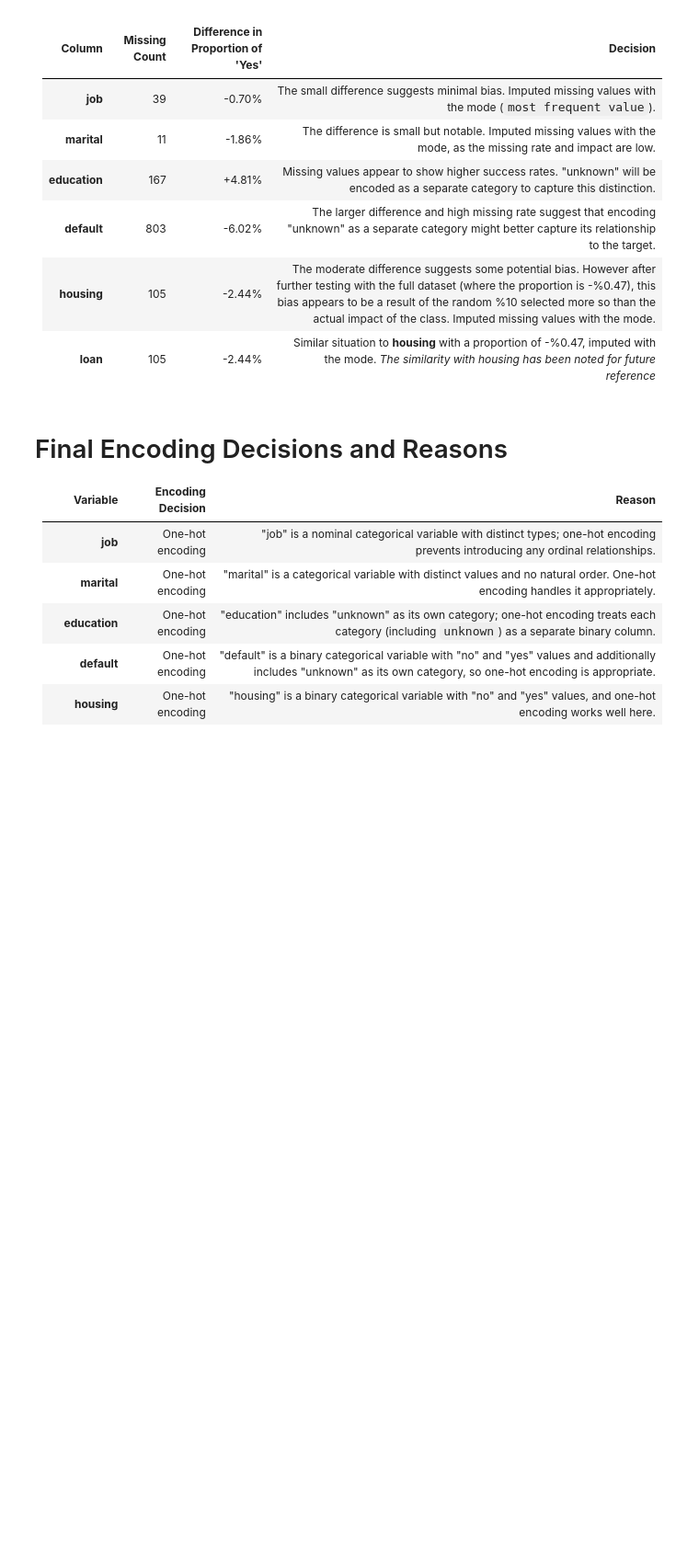
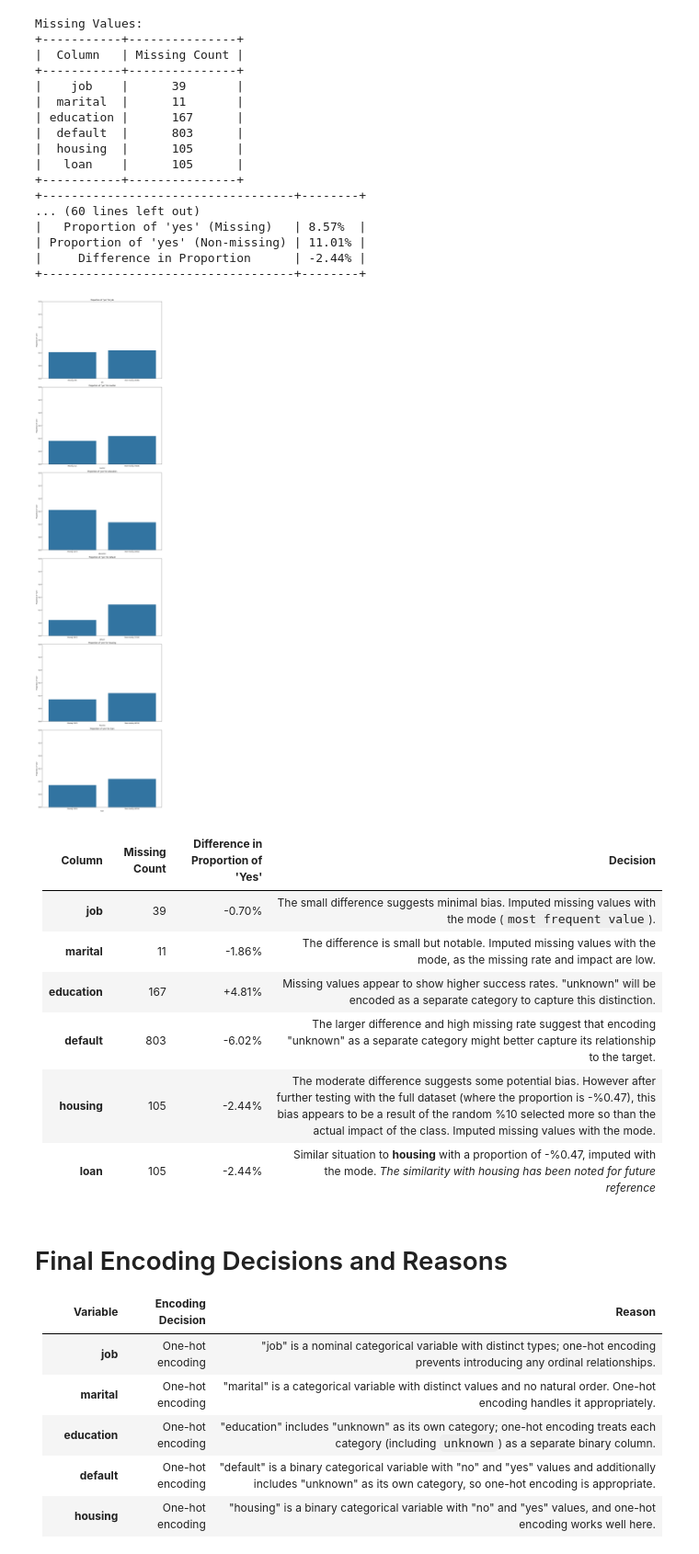
Before and after one commit to yux3ll/TermProject, a Jupyter notebook: ada442TermProject.ipynb, the cells around one changed output. Shown at 92% size. Drawn from its saved outputs; the diff is of its cells as text; code cells hidden in the pictures; blank space fills up the shorter version.

```diff
--- a/ada442TermProject.ipynb
+++ b/ada442TermProject.ipynb
@@ -65,56 +110,88 @@ data = pipeline.fit_transform(None)
 # %%
+
 # Function to drop the 'duration' column because it is not known before a call is performed
 def drop_duration(data):
-    return data.drop('duration', axis=1)
+    if 'duration' in data.columns:
+        return data.drop('duration', axis=1)
+    else:
+        print("Warning: 'duration' column not found.")
+        return data
 
 # Function to convert 'yes'/'no' target to binary
 def convert_target(data):
-    data['y'] = data['y'].map({'yes': 1, 'no': 0})
-    return data
+    if 'y' in data.columns:
+        data['y'] = data['y'].map({'yes': 1, 'no': 0})
+        return data
+    else:
+        print("Warning: 'y' column not found.")
+        return data
 
-# Function to analyze missing values's impact and visualize
-def analyze_missing_values(data, missing_values):
+# Function to analyze missing values' impact and visualize
+def analyze_missing_values(data, missing_values, missing_value='unknown'):
     fig, axes = plt.subplots(nrows=len(missing_values.index), ncols=1, figsize=(12, 8 * len(missing_values.index)))
-
     for ax, col in zip(axes, missing_values.index):
-        missing_mask = data[col] == 'unknown'
+        missing_mask = data[col] == missing_value
         total_missing = missing_mask.sum()
         total_non_missing = len(data) - total_missing
+        proportion = data.groupby(missing_mask)['y'].mean()
+        diff_percentage = (proportion[True] - proportion[False]) * 100
 
-        print(f"{col} (missing: {total_missing})")
-        proportion = data.groupby(missing_mask)['y'].mean()
-        print("Proportion of 'yes' for missing vs non-missing:")
-        print(f"Missing: {proportion[True]:.2%}")
-        print(f"Non-missing: {proportion[False]:.2%}")
-
-        # Calculate percentage difference
-        diff_percentage = (proportion[True] - proportion[False]) * 100
-        print(f"Difference in proportion: {diff_percentage:.2f}%")
+        # Print formatted table
+        table = [
+            ["Column", col],
+            ["Total Missing", total_missing],
+            ["Total Non-missing", total_non_missing],
+            ["Proportion of 'yes' (Missing)", f"{proportion[True]:.2%}"],
+            ["Proportion of 'yes' (Non-missing)", f"{proportion[False]:.2%}"],
+            ["Difference in Proportion", f"{diff_percentage:.2f}%"]
+        ]
+        print(tabulate(table, headers=["Metric", "Value"], tablefmt="pretty"))
         print()
 
-        # Visualization with seaborn this time not with the matplotlib bcs yuksel hates it
+        # Visualization with seaborn
         sns.barplot(x=[f'Missing ({total_missing})', f'Non-missing ({total_non_missing})'],
                     y=[proportion[True], proportion[False]], ax=ax)
         ax.set_title(f'Proportion of "yes" for {col}')
         ax.set_ylabel('Proportion of "yes"')
         ax.set_xlabel(col)
-        ax.set_ylim(0, 1)
-
+        ax.set_ylim(0, 0.3)
     plt.tight_layout()
     plt.show()
     return data
 
 # Extract missing values
 _, missing_values = check_missing_values(data)
 
 # Create a pipeline
-pipeline = Pipeline([
-    ('drop_duration', FunctionTransformer(drop_duration)),
-    ('convert_target', FunctionTransformer(convert_target)),
-    ('analyze_missing_values', FunctionTransformer(analyze_missing_values, kw_args={'missing_values': missing_values}))
-])
+def create_pipeline(missing_values, missing_value='unknown'):
+    return Pipeline([
+        ('drop_duration', FunctionTransformer(drop_duration)),
+        ('convert_target', FunctionTransformer(convert_target)),
+        ('analyze_missing_values', FunctionTransformer(analyze_missing_values, kw_args={'missing_values': missing_values, 'missing_value': missing_value}))
+    ])
 
+# Execute pipeline
+pipeline = create_pipeline(missing_values)
 data = pipeline.fit_transform(data)
+# %% [output]
+Missing Values:
++-----------+---------------+
+|  Column   | Missing Count |
++-----------+---------------+
+|    job    |      39       |
+|  marital  |      11       |
+| education |      167      |
+|  default  |      803      |
+|  housing  |      105      |
+|   loan    |      105      |
++-----------+---------------+
++-----------------------------------+--------+
+... (60 lines left out)
+|   Proportion of 'yes' (Missing)   | 8.57%  |
+| Proportion of 'yes' (Non-missing) | 11.01% |
+|     Difference in Proportion      | -2.44% |
++-----------------------------------+--------+
+[figure, added]
 # %% [markdown]
 
 | **Column**   | **Missing Count** | **Difference in Proportion of 'Yes'** | **Decision**                                                                                                                                          |
```
Also changed, not shown: parts of 26 cells of this notebook, 6 other files.
